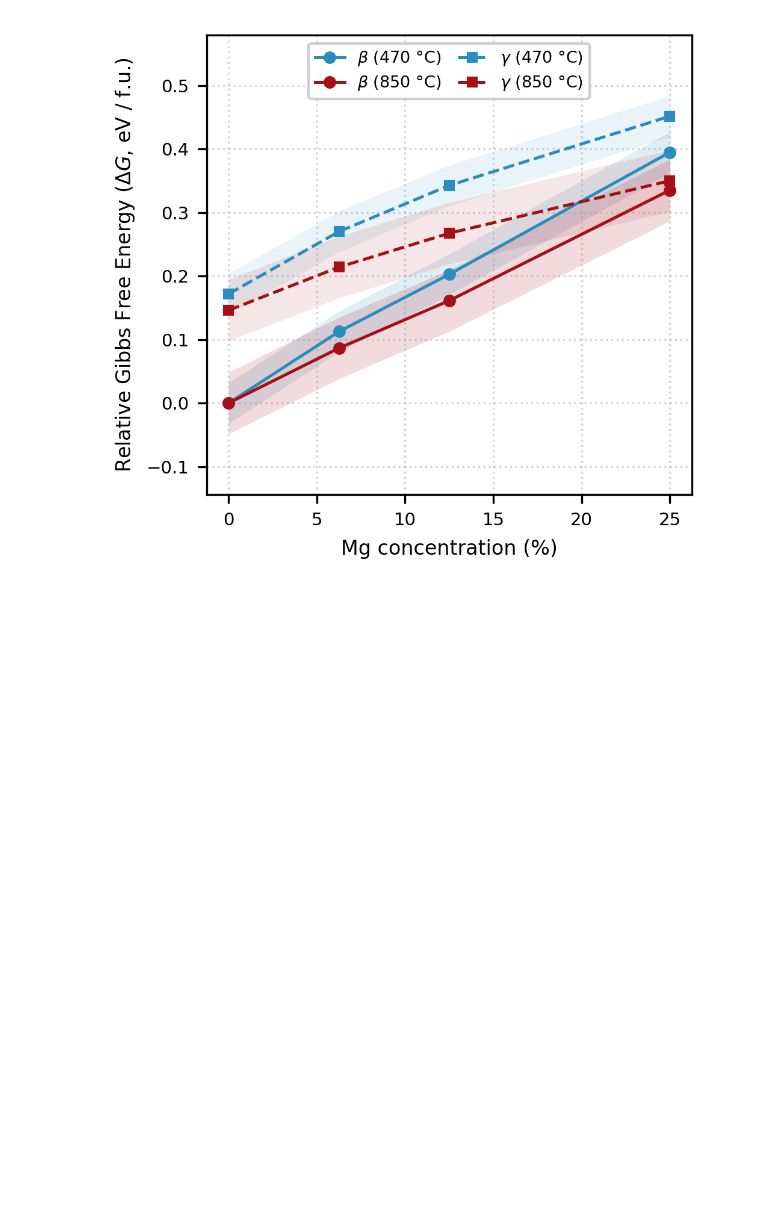
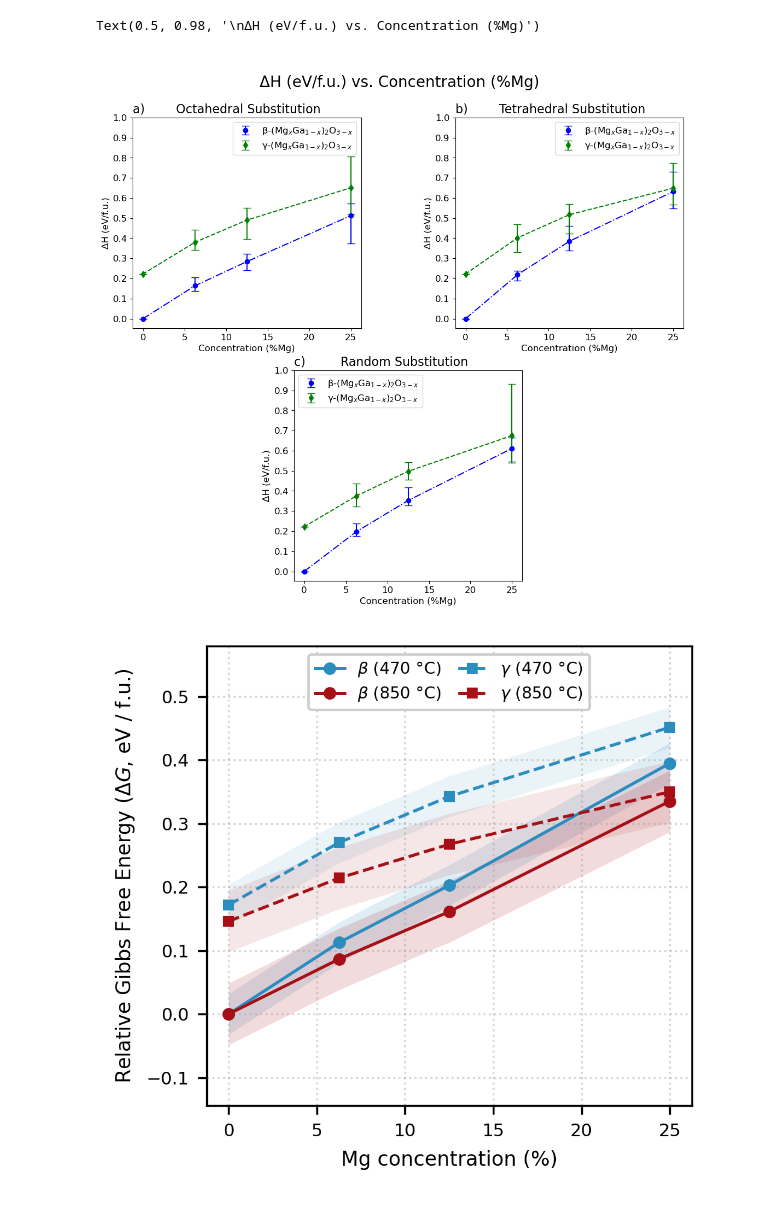
Before and after one commit to ACME-group-CMU/Ga2O3_Mg_paper, a Jupyter notebook: Graphing_DFT_Ga2O3.ipynb, the cells around one changed output. Saved outputs shown, nothing was run; the diff lists cells and outputs as text; code cells hidden in the pictures; blank space fills up the shorter version.

```diff
--- a/Graphing_DFT_Ga2O3.ipynb
+++ b/Graphing_DFT_Ga2O3.ipynb
@@ -144,42 +148,45 @@ mosaic = """AAA.BBB
             ..CCC.."""
 fig, ax_dict = plt.subplot_mosaic(mosaic, figsize=(13,11), sharey=True)
 
-ax_dict['A'].errorbar(conc, avg_bo, yerr = bo_err, label = 'β-Mg$_x$Ga$_{1-x}$O$_{3-x}$', color = 'blue', fmt = 'o',capsize=5)
+ax_dict['A'].errorbar(conc, avg_bo, yerr = bo_err, label = 'β-(Mg$_x$Ga$_{1-x})_2$O$_{3-x}$', color = 'blue', fmt = 'o',capsize=5)
 ax_dict['A'].plot(conc, avg_bo, color = 'blue',ls='-.')
-ax_dict['A'].errorbar(conc, avg_go, yerr = go_err, label = 'γ-Mg$_x$Ga$_{1-x}$O$_{3-x}$', color = 'green', fmt = 'd',capsize=5)
+ax_dict['A'].errorbar(conc, avg_go, yerr = go_err, label = 'γ-(Mg$_x$Ga$_{1-x})_2$O$_{3-x}$', color = 'green', fmt = 'd',capsize=5)
 ax_dict['A'].plot(conc, avg_go, color = 'green', ls='--')
 ax_dict['A'].set_xlabel("Concentration (%Mg)", fontsize=12)
 ax_dict['A'].set_ylabel("ΔH (eV/f.u.)", fontsize=12)
 ax_dict['A'].set_yticks(np.arange(0,1.1,0.1))
 ax_dict['A'].tick_params(axis='both',which='major', labelsize=12)
 ax_dict['A'].set_title("a)        Octahedral Substitution", fontsize=16,loc='left')
 ax_dict['A'].legend(fontsize=12)
 
-ax_dict['B'].errorbar(conc, avg_bt, yerr = bt_err, label = 'β-Mg$_x$Ga$_{1-x}$O$_{3-x}$', color = 'blue', fmt = 'o',capsize=5)
+ax_dict['B'].errorbar(conc, avg_bt, yerr = bt_err, label = 'β-(Mg$_x$Ga$_{1-x})_2$O$_{3-x}$', color = 'blue', fmt = 'o',capsize=5)
 ax_dict['B'].plot(conc, avg_bt, color = 'blue',ls='-.')
-ax_dict['B'].errorbar(conc, avg_gt, yerr = gt_err, label = 'γ-Mg$_x$Ga$_{1-x}$O$_{3-x}$', color = 'green', fmt = 'd',capsize=5)
+ax_dict['B'].errorbar(conc, avg_gt, yerr = gt_err, label = 'γ-(Mg$_x$Ga$_{1-x})_2$O$_{3-x}$', color = 'green', fmt = 'd',capsize=5)
 ax_dict['B'].plot(conc, avg_gt, color = 'green', ls='--')
 ax_dict['B'].set_xlabel("Concentration (%Mg)", fontsize=12)
 ax_dict['B'].set_ylabel("ΔH (eV/f.u.)", fontsize=12)
 ax_dict['B'].set_yticks(np.arange(0,1.1,0.1))
 ax_dict['B'].tick_params('y', labelleft=True)
 ax_dict['B'].tick_params(axis='both',which='major', labelsize=12)
 ax_dict['B'].set_title("b)        Tetrahedral Substitution", fontsize=16,loc='left')
 ax_dict['B'].legend(fontsize=12)
 
-ax_dict['C'].errorbar(conc, avg_br, yerr = br_err, label = 'β-Mg$_x$Ga$_{1-x}$O$_{3-x}$', color = 'blue', fmt = 'o',capsize=5)
+ax_dict['C'].errorbar(conc, avg_br, yerr = br_err, label = 'β-(Mg$_x$Ga$_{1-x})_2$O$_{3-x}$', color = 'blue', fmt = 'o',capsize=5)
 ax_dict['C'].plot(conc, avg_br, color = 'blue',ls='-.')
-ax_dict['C'].errorbar(conc, avg_gr, yerr = gr_err, label = 'γ-Mg$_x$Ga$_{1-x}$O$_{3-x}$', color = 'green', fmt = 'd',capsize=5)
+ax_dict['C'].errorbar(conc, avg_gr, yerr = gr_err, label = 'γ-(Mg$_x$Ga$_{1-x})_2$O$_{3-x}$', color = 'green', fmt = 'd',capsize=5)
 ax_dict['C'].plot(conc, avg_gr, color = 'green',ls='--')
 ax_dict['C'].set_xlabel("Concentration (%Mg)", fontsize=12)
 ax_dict['C'].set_ylabel("ΔH (eV/f.u.)", fontsize=12)
 ax_dict['C'].set_yticks(np.arange(0,1.1,0.1))
 ax_dict['C'].tick_params('y', labelleft=True)
 ax_dict['C'].tick_params(axis='both',which='major', labelsize=12)
 ax_dict['C'].set_title("c)         Random Substitution", fontsize=16,loc='left')
 ax_dict['C'].legend(fontsize=12)
 
 fig.suptitle("\nΔH (eV/f.u.) vs. Concentration (%Mg)", fontsize=20)
+# %% [output]
+Text(0.5, 0.98, '\nΔH (eV/f.u.) vs. Concentration (%Mg)')
+[figure, added]
 # %%
 import numpy as np
 import matplotlib.pyplot as plt
```
Also changed, not shown: parts of 2 cells of this notebook.
